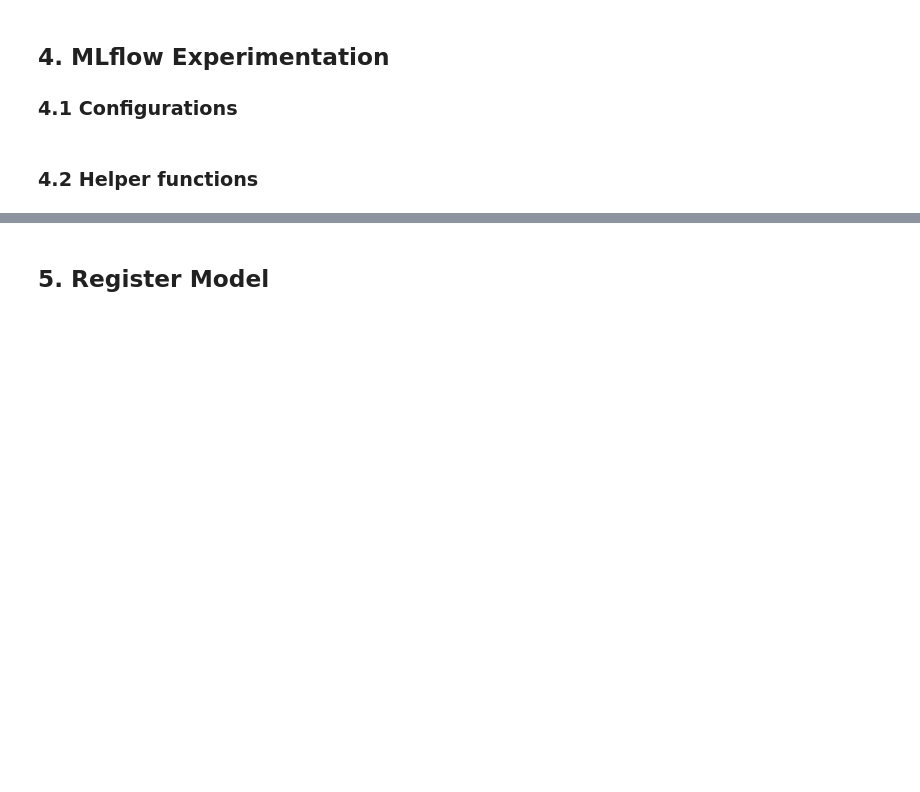
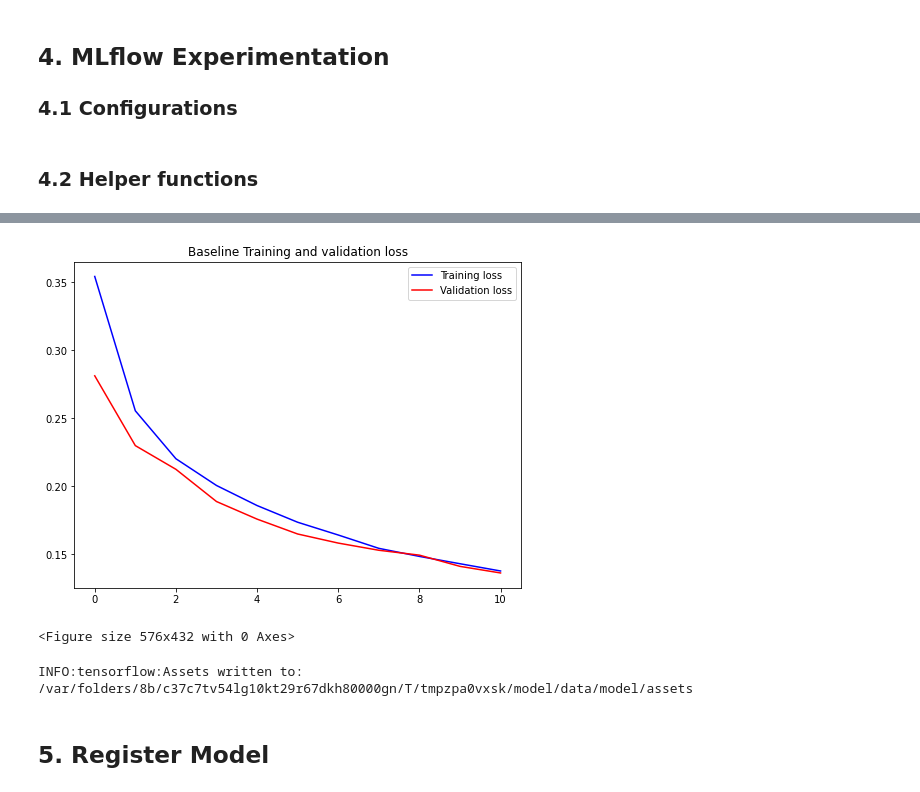
Before and after one commit to digitacs/4dv652-ml, a Jupyter notebook: notebooks/assignment14/dense_model.ipynb, the cells around one changed output, grey strips where cells are left out. Saved outputs shown, nothing was run; the diff lists cells and outputs as text; code cells hidden in the pictures; blank space fills up the shorter version.

Commit message:
DIS-186 #dense model

```diff
--- a/notebooks/assignment14/dense_model.ipynb
+++ b/notebooks/assignment14/dense_model.ipynb
@@ -118,5 +107,0 @@ y = df['quality']
-# %%
-from sklearn.model_selection import train_test_split
-
-X_train, X_test, y_train, y_test = train_test_split(X, y, test_size=0.1, random_state=random_state)
-X_train, X_val, y_train, y_val = train_test_split(X_train, y_train, test_size=0.2, random_state=random_state)
@@ -333 +232,10 @@ def plot_prc(name, labels, predictions, **kwargs):
+# %%
+from sklearn.metrics import mean_squared_error, r2_score, explained_variance_score, mean_absolute_error
+
+def eval_metrics(actual, pred):
+    mse = mean_squared_error(actual, pred)
+    msa = mean_absolute_error(actual, pred)
+    r2 = r2_score(actual, pred)
+    variance = explained_variance_score(actual, pred)
+    return mse, msa, r2, variance
 # %% [markdown]
@@ -476,0 +243,62 @@ INFO:tensorflow:Assets written to: C:\Users\angel\AppData\Local\Temp\tmprcjmmoab
+# %%
+model_name = 'dense_model_confidence_goodness'
+#binary_crossentropy
+with mlflow.start_run(run_name=model_name) as run:
+
+    run_id = run.info.run_id
+
+    model = make_model(metrics=METRICS,
+                        loss='mean_squared_error',
+                        optimizer=optimizer,
+                        learning_rate=learning_rate,
+                        input_dim=input_dim)
+
+    with tf.device('/CPU:0'):
+        history = model.fit(
+            x=X_train,
+            y=y_train,
+            shuffle=True,
+            epochs=EPOCHS,
+            verbose=2,
+            batch_size=BATCH_SIZE,
+            validation_split=0.2,
+            callbacks=[early_stopping])
+
+        # Plot training history
+    plot_train_history(history, 'Baseline Training and validation loss')
+    plt.savefig("training_history.jpg")
+    mlflow.log_artifact("training_history.jpg")
+    plt.show()
+
+    # Log model parameters
+    mlflow.log_param("activation", activation)
+    mlflow.log_param("kernel initializer", kernel_initializer)
+    mlflow.log_param("output activation", output_activation)
+    mlflow.log_param("optimizer", optimizer)
+    mlflow.log_param("learning rate", learning_rate)
+    mlflow.log_param("batch size", BATCH_SIZE)
+    mlflow.log_param("epochs", early_stopping.stopped_epoch)
+
+    # Log model performance
+    process_time = [None] * 10
+
+    for i in range(10):
+        start_time = time.time()
+        predictions = model.predict(X_test)
+        end_time = time.time()
+        process_time[i] = (end_time - start_time) * 1000
+
+    predictions = y_scaler.inverse_transform(predictions)
+    (mse, mae, r2, variance) = eval_metrics(y_test, predictions)
+    mlflow.log_metric("mse", mse)
+    mlflow.log_metric("mae", mae)
+    mlflow.log_metric("R-squared", r2)
+    mlflow.log_metric("variance", variance)
+    mlflow.log_param("total params", model.count_params())
+    mlflow.log_metric("process time", np.mean(process_time))
+
+    # Log model and scaler(s)
+    mlflow.keras.log_model(model, model_name, signature=signature)
+    mlflow.sklearn.log_model(X_scaler, 'InputScaler')
+    mlflow.sklearn.log_model(y_scaler, 'OutputScaler')
+# %% [output]
@@ -477,3 +322,6 @@ INFO:tensorflow:Assets written to: C:\Users\angel\AppData\Local\Temp\tmprcjmmoab
+[figure, added]
+<Figure size 576x432 with 0 Axes>
+INFO:tensorflow:Assets written to: /var/folders/8b/c37c7tv54lg10kt29r67dkh80000gn/T/tmpzpa0vxsk/model/data/model/assets
 # %% [markdown]
 ## 5. Register Model
 # %%
```
Also changed, not shown: parts of 25 cells of this notebook.
